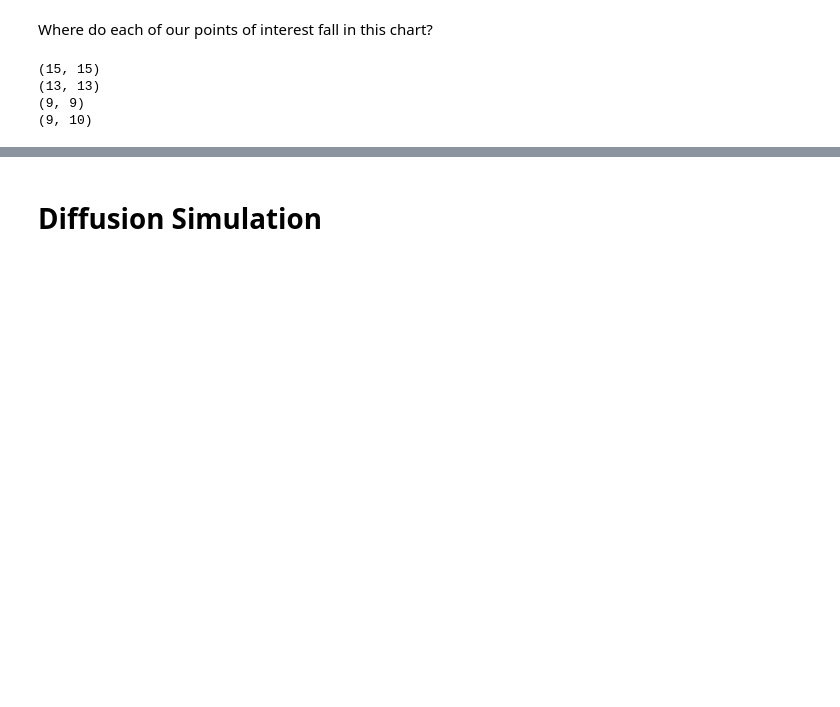
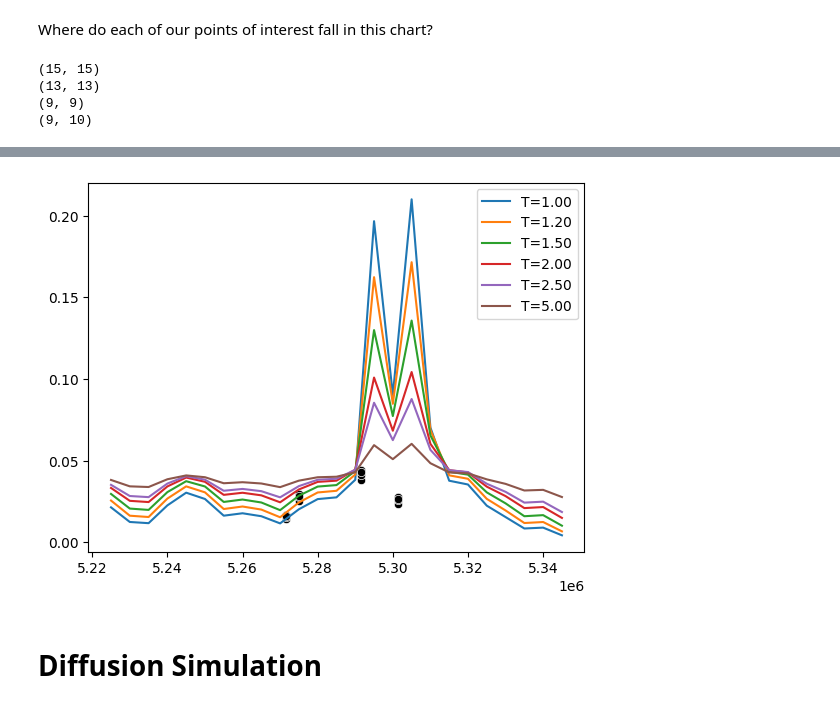
Before and after one commit to ishan-gaur/ep-modeling, a Jupyter notebook: main.ipynb, the cells around one changed output, grey strips where cells are left out. Drawn from its saved outputs; the diff is of its cells as text; code cells hidden in the pictures; blank space fills up the shorter version.

```diff
--- a/main.ipynb
+++ b/main.ipynb
@@ -100,3 +107,12 @@ sns.scatterplot(x=[mean(loc) for loc in locs], y=ac_levels / ac_levels[pos[HBE1]
+# %%
+E = -np.log(probs)
+for T in [1, 1.2, 1.5, 2, 2.5, 5]:
+    prob_T = np.exp(-E / T)
+    prob_T = prob_T / prob_T.sum()
+    sns.lineplot(x=np.arange(HBG_TAG_loc[0], HBG_TAG_loc[1], res[-1]), y=prob_T, label=f"T={T:.2f}")
+    sns.scatterplot(x=[mean(loc) for loc in locs], y=ac_levels / ac_levels[pos[HBE1]] * prob_T[HBE1], color="black")
+# %% [output]
+[figure, added]
 # %% [markdown]
 # Diffusion Simulation
 # %%
```
Also changed, not shown: parts of 6 cells of this notebook.
